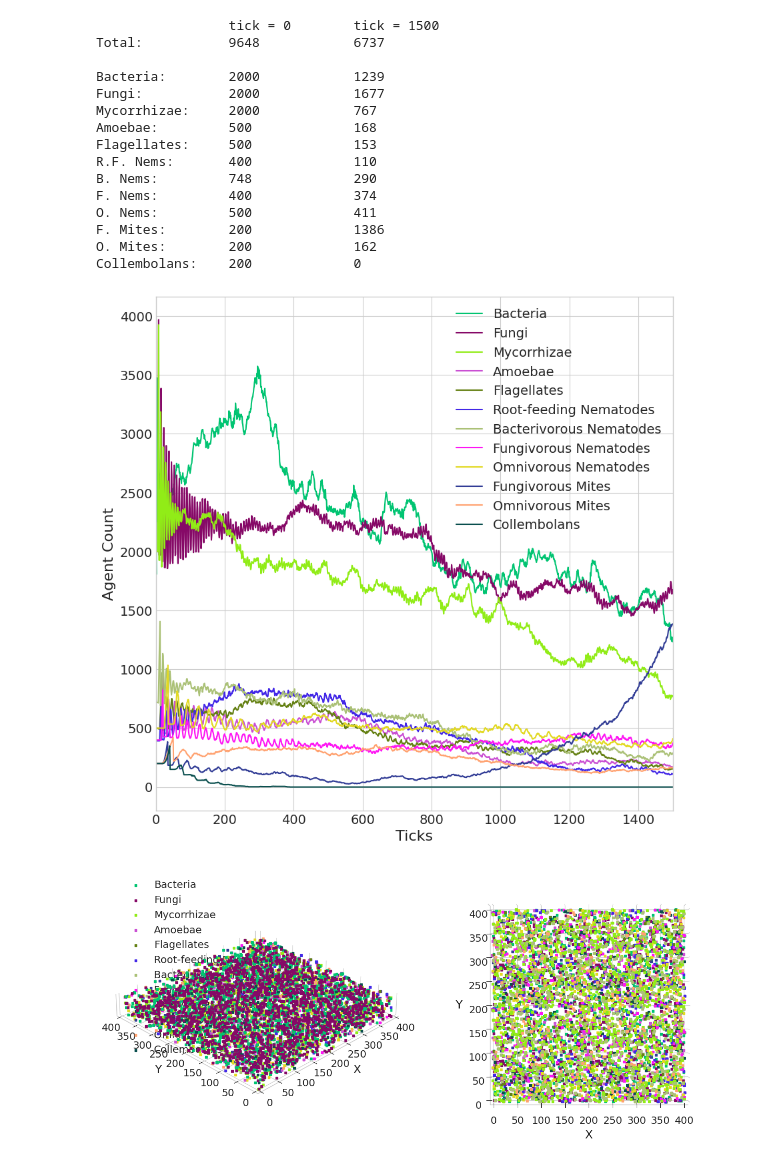
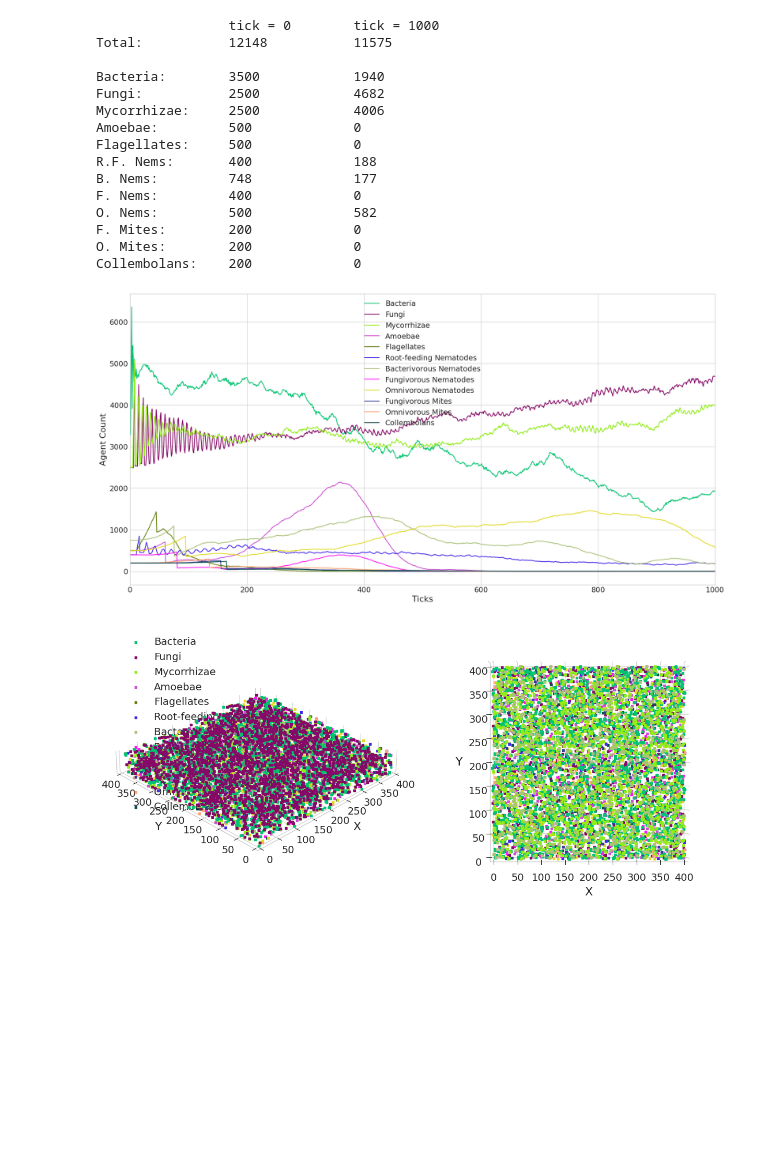
Before and after one commit to timovdk/BLOSSOM, a Jupyter notebook: experiments/viz.ipynb, the cells around one changed output. Cells and saved outputs as stored; diff of their text form; code cells hidden in the pictures; blank space fills up the shorter version.

```diff
--- a/experiments/viz.ipynb
+++ b/experiments/viz.ipynb
@@ -5,7 +5,7 @@ import numpy as np
 import matplotlib.pyplot as plt
 import pandas as pd
 
-filename = 'agent_log_1'
+filename = 'agent_log'
 vid = False
 
 x_max = 400
@@ -25,7 +25,8 @@ plt.rc('legend', fontsize=SMALL_SIZE)    # legend fontsize
 plt.rc('figure', titlesize=BIGGER_SIZE)  # fontsize of the figure title
 plt.style.use("seaborn-v0_8-whitegrid")
 # %%
-df = pd.read_csv("../sosi/hpc/1500_6/" + filename + ".csv")
+df = pd.read_csv("../sosi/hpc/" + filename + ".csv")
+#df = pd.read_csv("../sosi/outputs/" + filename + ".csv")
 n = len(df["type"].unique())
 colors = ["#01c472", "#860967", "#91ec17", "#ca50d3", "#658114", "#4328e7", "#abc177", "#fe16f4", "#e2d923", "#323d96", "#ffa270", "#0a4f4e"]
 # %%
@@ -54,41 +55,42 @@ print('F. Mites:\t', len(df_first[df_first["type"] == 9]), '\t\t', len(df_last[d
 print('O. Mites:\t', len(df_first[df_first["type"] == 10]), '\t\t', len(df_last[df_last["type"] == 10]))
 print('Collembolans:\t', len(df_first[df_first["type"] == 11]), '\t\t', len(df_last[df_last["type"] == 11]))
 # %% [output]
-                 tick = 0        tick = 1500
-Total:           9648            6737
+                 tick = 0        tick = 1000
+Total:           12148           11575
 
-Bacteria:        2000            1239
-Fungi:           2000            1677
-Mycorrhizae:     2000            767
-Amoebae:         500             168
-Flagellates:     500             153
-R.F. Nems:       400             110
-B. Nems:         748             290
-F. Nems:         400             374
-O. Nems:         500             411
-F. Mites:        200             1386
-O. Mites:        200             162
+Bacteria:        3500            1940
+Fungi:           2500            4682
+Mycorrhizae:     2500            4006
+Amoebae:         500             0
+Flagellates:     500             0
+R.F. Nems:       400             188
+B. Nems:         748             177
+F. Nems:         400             0
+O. Nems:         500             582
+F. Mites:        200             0
+O. Mites:        200             0
 Collembolans:    200             0
 # %%
 organism_group_labels = ["Bacteria", "Fungi", "Mycorrhizae", "Amoebae", "Flagellates", "Root-feeding Nematodes", "Bacterivorous Nematodes", "Fungivorous Nematodes", "Omnivorous Nematodes", "Fungivorous Mites", "Omnivorous Mites", "Collembolans"]
-fig = plt.figure(figsize=(10, 10))
+fig = plt.figure(figsize=(20, 10))
 ax = fig.add_subplot()
 
 for i in range(len(df['type'].unique())):
     plt.plot(
         range(len(df["tick"].unique())),
         counts_per_type[i].reindex(range(len(df['tick'].unique())), fill_value=0).sort_index().to_list(),
         label=organism_group_labels[i],
         color=colors[i]
     )
 ax.set_xlim(0, df["tick"].max())
 ax.set_xlabel("Ticks")
 ax.set_ylabel("Agent Count")
 
 plt.legend()
+plt.savefig("counts_over_time.pdf", format="pdf", bbox_inches="tight")
 plt.show()
 # %% [output]
-[figure, old version]
+[figure, new version]
 # %%
 fig = plt.figure(figsize=(15, 15))
 #plt.rcParams.update({'text.color': "black", 'axes.labelcolor': "black", 'xtick.color': "black", 'ytick.color': "black"})
@@ -164,11 +166,8 @@ ax.zaxis.set_pane_color((1.0, 1.0, 1.0, 1.0))
 ax.set_facecolor("white")
 
 plt.show()
-
-
-plt.show()
 # %% [output]
-[figure, old version]
+[figure, new version]
 # %%
 fig = plt.figure(figsize=(15, 15))
 #plt.rcParams.update({'text.color': "black", 'axes.labelcolor': "black", 'xtick.color': "black", 'ytick.color': "black"})
```
Also changed, not shown: parts of 4 cells of this notebook, 8 other files.
